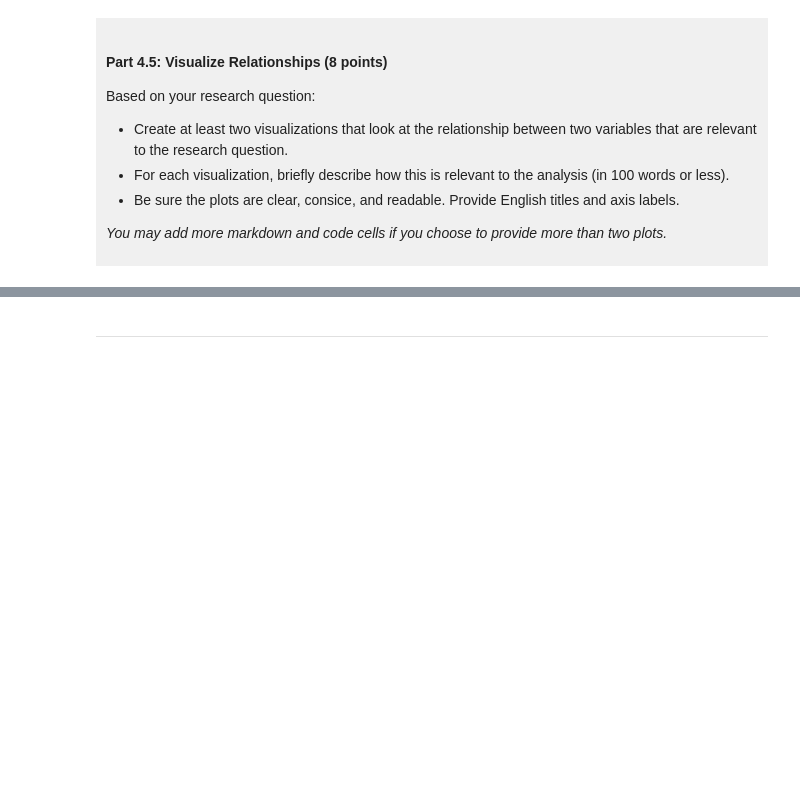
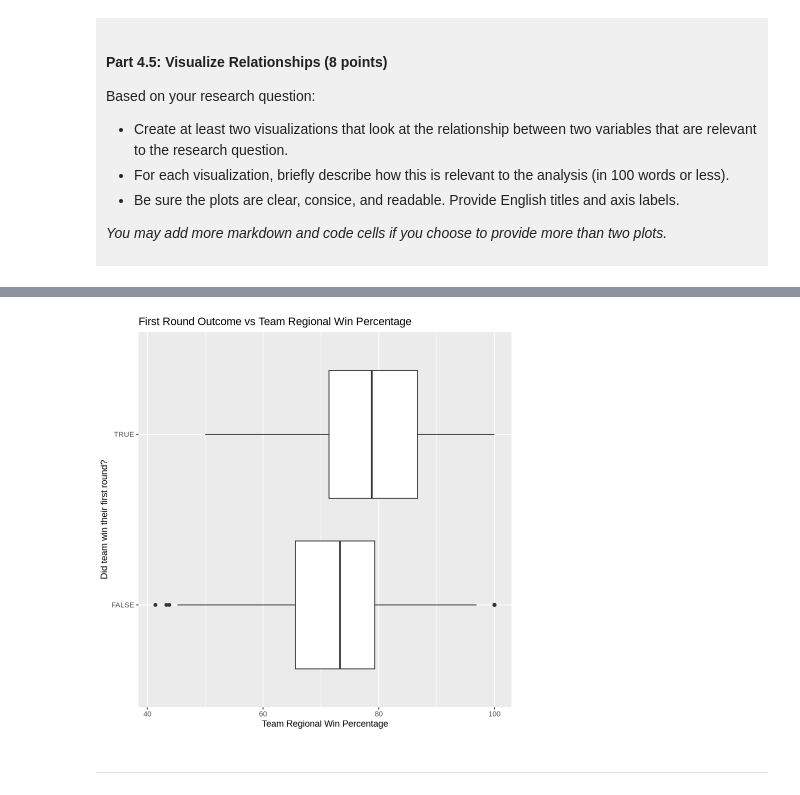
Before and after one commit to DarrylTse/dsci-100-project-darryl-tse, a Jupyter notebook: dsci-100-project-notebook.ipynb, the cells around one changed output, grey strips where cells are left out. Cells and saved outputs as stored; diff of their text form; code cells hidden in the pictures; blank space fills up the shorter version.

```diff
--- a/dsci-100-project-notebook.ipynb
+++ b/dsci-100-project-notebook.ipynb
@@ -326,5 +365,9 @@ Visualization 2: %%% EDIT THIS MARKDOWN CELL%%%
 # %%
-### EDIT THIS CODE CELL FOR VISUALIZATION 2###
+reg_wins_pct_vs_won_first = data_processed |> ggplot(aes(x = reg_wins_pct, y = won_first)) + geom_boxplot() + labs(title="First Round Outcome vs Team Regional Win Percentage", y= "Did team win their first round?" , x="Team Regional Win Percentage")
+
+reg_wins_pct_vs_won_first
+# %% [output]
+[figure, added]
 # %% [markdown]
 ------
 # %% [markdown]
```
Also changed, not shown: parts of 9 cells of this notebook.
